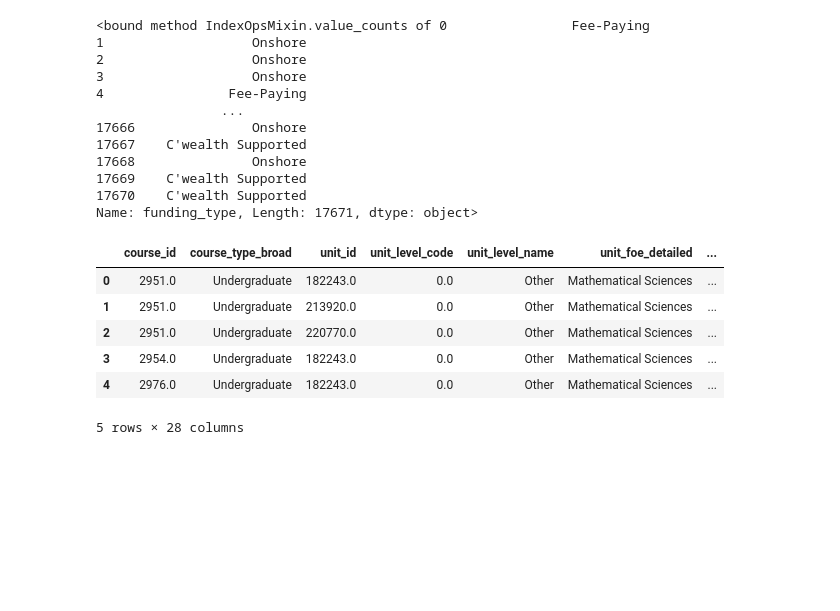
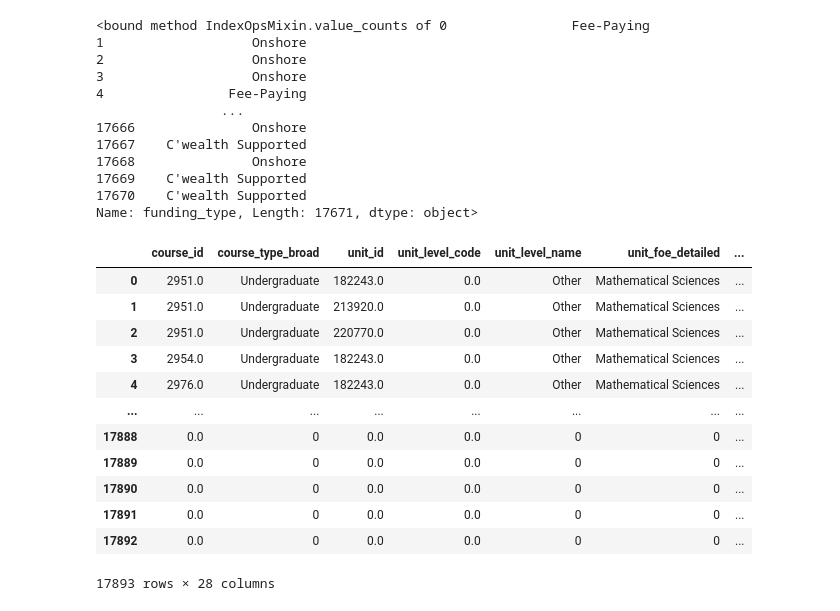
Before and after one commit to justinwonderwall/Capstone_Project, a Jupyter notebook: notebook/1_ETL_Pipeline.ipynb, the cells around one changed output. Cells and saved outputs as stored; diff of their text form; code cells hidden in the pictures; blank space fills up the shorter version.

Commit message:
address the missing data when merge

```diff
--- a/notebook/1_ETL_Pipeline.ipynb
+++ b/notebook/1_ETL_Pipeline.ipynb
@@ -421,13 +421,20 @@ for row in merged_df.itertuples():
             merged_df.loc[row.Index, 'CSP_gov_payment'] = row.commonwealth_contrib_gf_2024 * row.eftsl_2024
     else:
         merged_df.loc[row.Index, 'CSP_gov_payment'] = 0.0 # no government payment for international students
-# %%
-merged_df.head()
-# %% [output]
-|  | course_id | course_type_broad | unit_id | unit_level_code | unit_level_name | unit_foe_detailed | ... |
-| 0 | 2951.0 | Undergraduate | 182243.0 | 0.0 | Other | Mathematical Sciences | ... |
-| 1 | 2951.0 | Undergraduate | 213920.0 | 0.0 | Other | Mathematical Sciences | ... |
-| 2 | 2951.0 | Undergraduate | 220770.0 | 0.0 | Other | Mathematical Sciences | ... |
-| 3 | 2954.0 | Undergraduate | 182243.0 | 0.0 | Other | Mathematical Sciences | ... |
-| 4 | 2976.0 | Undergraduate | 182243.0 | 0.0 | Other | Mathematical Sciences | ... |
-5 rows × 28 columns
+# %%
+# address the missing data when merge.
+merged_df.fillna(0)
+# %% [output]
+|  | course_id | course_type_broad | unit_id | unit_level_code | unit_level_name | unit_foe_detailed | ... |
+| 0 | 2951.0 | Undergraduate | 182243.0 | 0.0 | Other | Mathematical Sciences | ... |
+| 1 | 2951.0 | Undergraduate | 213920.0 | 0.0 | Other | Mathematical Sciences | ... |
+| 2 | 2951.0 | Undergraduate | 220770.0 | 0.0 | Other | Mathematical Sciences | ... |
+| 3 | 2954.0 | Undergraduate | 182243.0 | 0.0 | Other | Mathematical Sciences | ... |
+| 4 | 2976.0 | Undergraduate | 182243.0 | 0.0 | Other | Mathematical Sciences | ... |
+| ... | ... | ... | ... | ... | ... | ... | ... |
+| 17888 | 0.0 | 0 | 0.0 | 0.0 | 0 | 0 | ... |
+| 17889 | 0.0 | 0 | 0.0 | 0.0 | 0 | 0 | ... |
+| 17890 | 0.0 | 0 | 0.0 | 0.0 | 0 | 0 | ... |
+| 17891 | 0.0 | 0 | 0.0 | 0.0 | 0 | 0 | ... |
+| 17892 | 0.0 | 0 | 0.0 | 0.0 | 0 | 0 | ... |
+17893 rows × 28 columns
```
Also changed, not shown: parts of 1 cell of this notebook, 2 other files.
